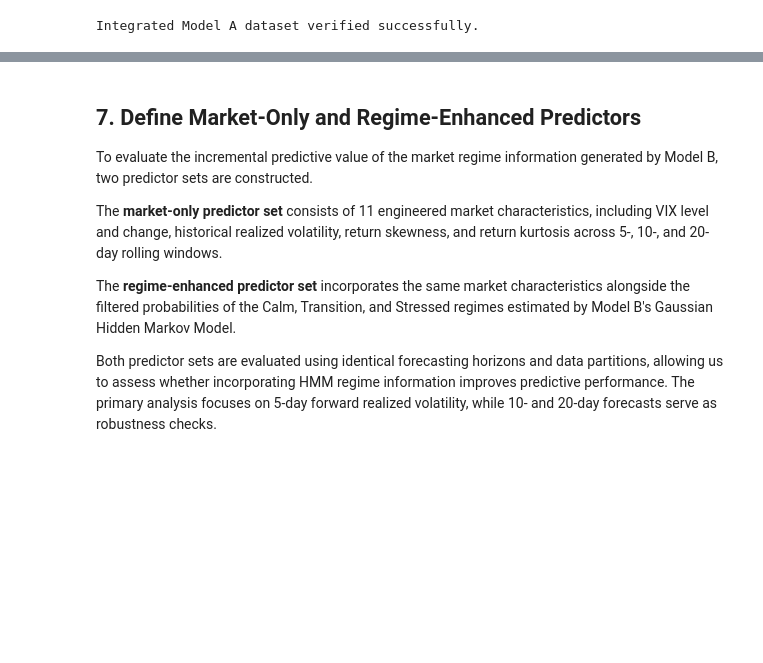
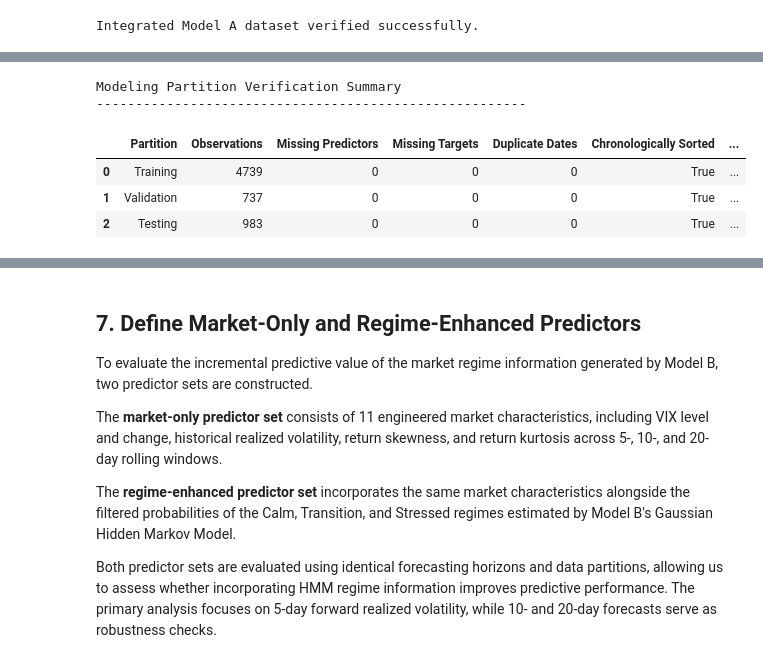
Before and after one commit to LR-Lemon/Milestone-II, a Jupyter notebook: notebooks/02_model_a_volatility_forecasting.ipynb, the cells around one changed output, grey strips where cells are left out. Drawn from its saved outputs; the diff is of its cells as text; code cells hidden in the pictures; blank space fills up the shorter version.

```diff
--- a/notebooks/02_model_a_volatility_forecasting.ipynb
+++ b/notebooks/02_model_a_volatility_forecasting.ipynb
@@ -1008,0 +1705,80 @@ plt.show()
+# %%
+# --------------------------------------------------
+# 4.4 Verify Modeling Partitions
+# --------------------------------------------------
+
+partitions = {
+    "Training": train_df,
+    "Validation": val_df,
+    "Testing": test_df
+}
+
+partition_results = []
+
+# Validate each modeling partition
+for name, df in partitions.items():
+
+    required = enhanced_features + targets
+
+    partition_results.append({
+        "Partition": name,
+        "Observations": len(df),
+        "Missing Predictors": int(
+            df[enhanced_features].isna().sum().sum()
+        ),
+        "Missing Targets": int(
+            df[targets].isna().sum().sum()
+        ),
+        "Duplicate Dates": int(
+            df["Date"].duplicated().sum()
+        ),
+        "Chronologically Sorted": df["Date"].is_monotonic_increasing,
+        "Finite Numerical Values": bool(
+            np.isfinite(df[required].to_numpy()).all()
+        )
+    })
+
+# Display verification summary
+partition_verification = pd.DataFrame(partition_results)
+
+print("Modeling Partition Verification Summary")
+print("-" * 55)
+
+display(partition_verification)
+
+# Validate completeness and integrity
+assert (
+    partition_verification["Missing Predictors"] == 0
+).all()
+
+assert (
+    partition_verification["Missing Targets"] == 0
+).all()
+
+assert (
+    partition_verification["Duplicate Dates"] == 0
+).all()
+
+assert partition_verification[
+    "Chronologically Sorted"
+].all()
+
+assert partition_verification[
+    "Finite Numerical Values"
+].all()
+
+# Verify chronological separation
+assert train_df["Date"].max() < val_df["Date"].min()
+assert val_df["Date"].max() < test_df["Date"].min()
+
+# Verify total retained observations
+assert sum(len(df) for df in partitions.values()) == 6459
+
+print("\nModeling partitions verified successfully.")
+# %% [output]
+Modeling Partition Verification Summary
+-------------------------------------------------------
+|  | Partition | Observations | Missing Predictors | Missing Targets | Duplicate Dates | Chronologically Sorted | ... |
+| 0 | Training | 4739 | 0 | 0 | 0 | True | ... |
+| 1 | Validation | 737 | 0 | 0 | 0 | True | ... |
+| 2 | Testing | 983 | 0 | 0 | 0 | True | ... |
```
Also changed, not shown: parts of 47 cells of this notebook.
